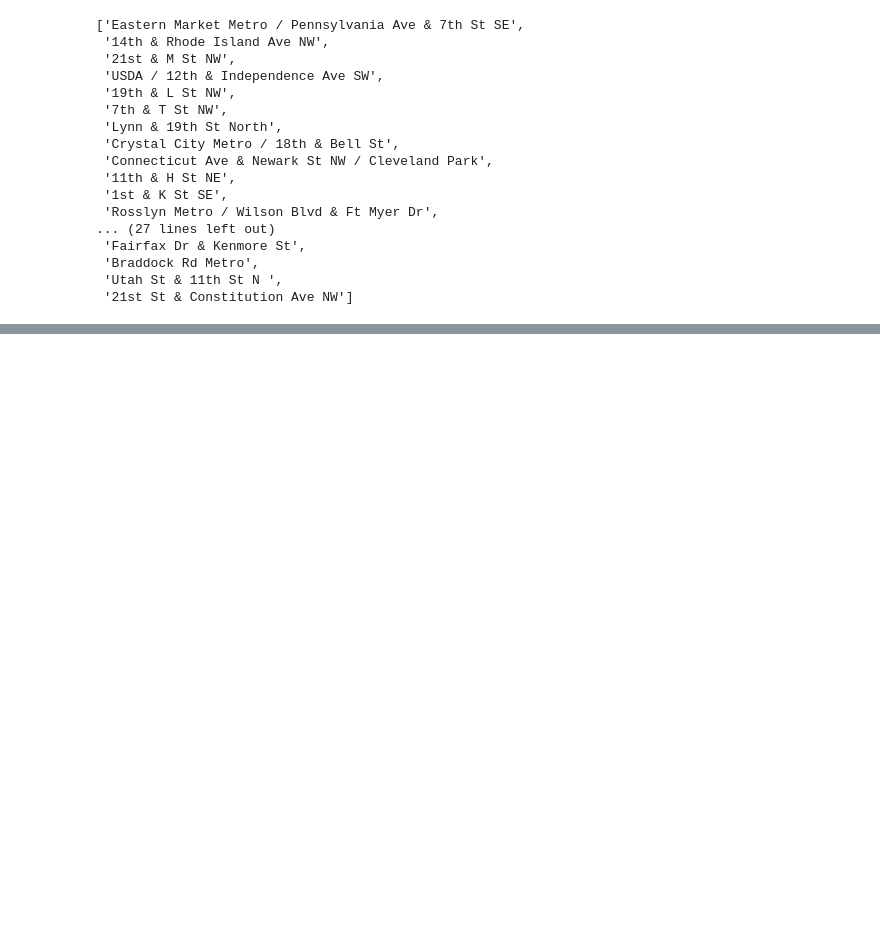
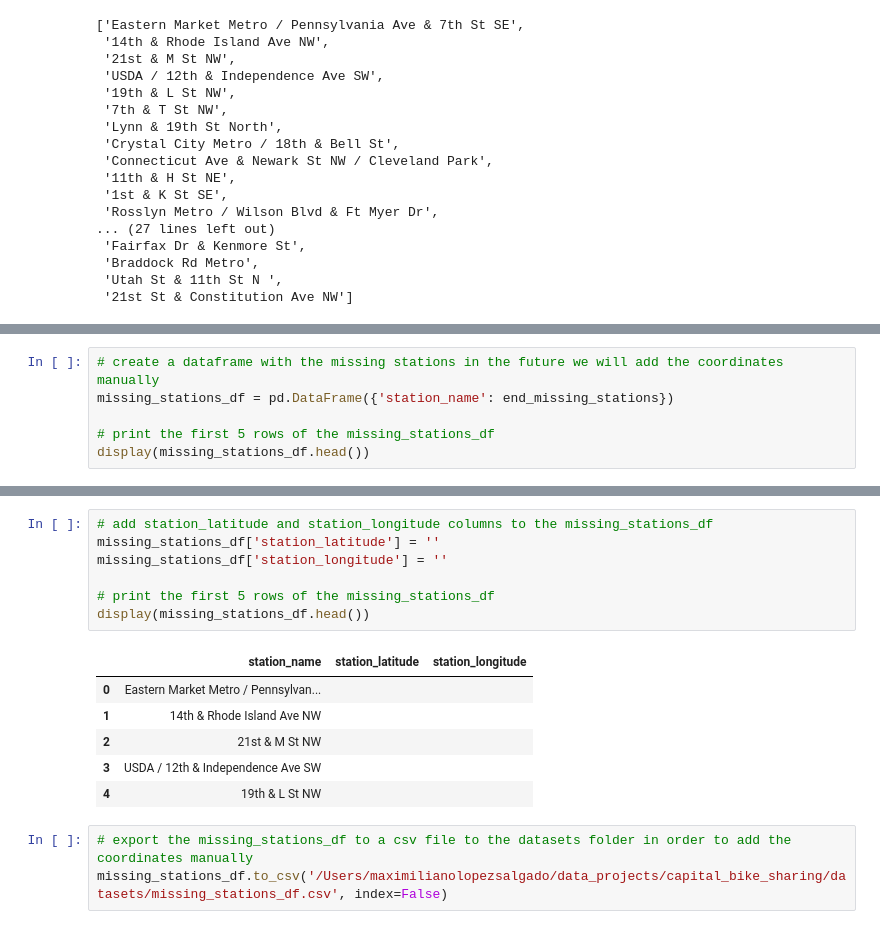
Before and after one commit to MaxLopezSalgado/capital_bike_sharing, a Jupyter notebook: data_wrangling/data_wrangling.ipynb, the cells around one changed output, grey strips where cells are left out. Drawn from its saved outputs; the diff is of its cells as text; blank space fills up the shorter version.

Commit message:
updated the missing_values dataset manually

```diff
--- a/data_wrangling/data_wrangling.ipynb
+++ b/data_wrangling/data_wrangling.ipynb
@@ -841,3 +841,9 @@ display(len(missing_stations))
 # %% [output]
 False
 0
+# %%
+# create a dataframe with the missing stations in the future we will add the coordinates manually
+missing_stations_df = pd.DataFrame({'station_name': end_missing_stations})
+
+# print the first 5 rows of the missing_stations_df
+display(missing_stations_df.head())
@@ -843,0 +857,17 @@ False
+# %%
+# add station_latitude and station_longitude columns to the missing_stations_df
+missing_stations_df['station_latitude'] = ''
+missing_stations_df['station_longitude'] = ''
+
+# print the first 5 rows of the missing_stations_df
+display(missing_stations_df.head())
+# %% [output]
+|  | station_name | station_latitude | station_longitude |
+| 0 | Eastern Market Metro / Pennsylvan... |  |  |
+| 1 | 14th & Rhode Island Ave NW |  |  |
+| 2 | 21st & M St NW |  |  |
+| 3 | USDA / 12th & Independence Ave SW |  |  |
+| 4 | 19th & L St NW |  |  |
+# %%
+# export the missing_stations_df to a csv file to the datasets folder in order to add the coordinates manually
+missing_stations_df.to_csv('/Users/maximilianolopezsalgado/data_projects/capital_bike_sharing/datasets/missing_stations_df.csv', index=False)
```
Also changed, not shown: parts of 2 cells of this notebook.
